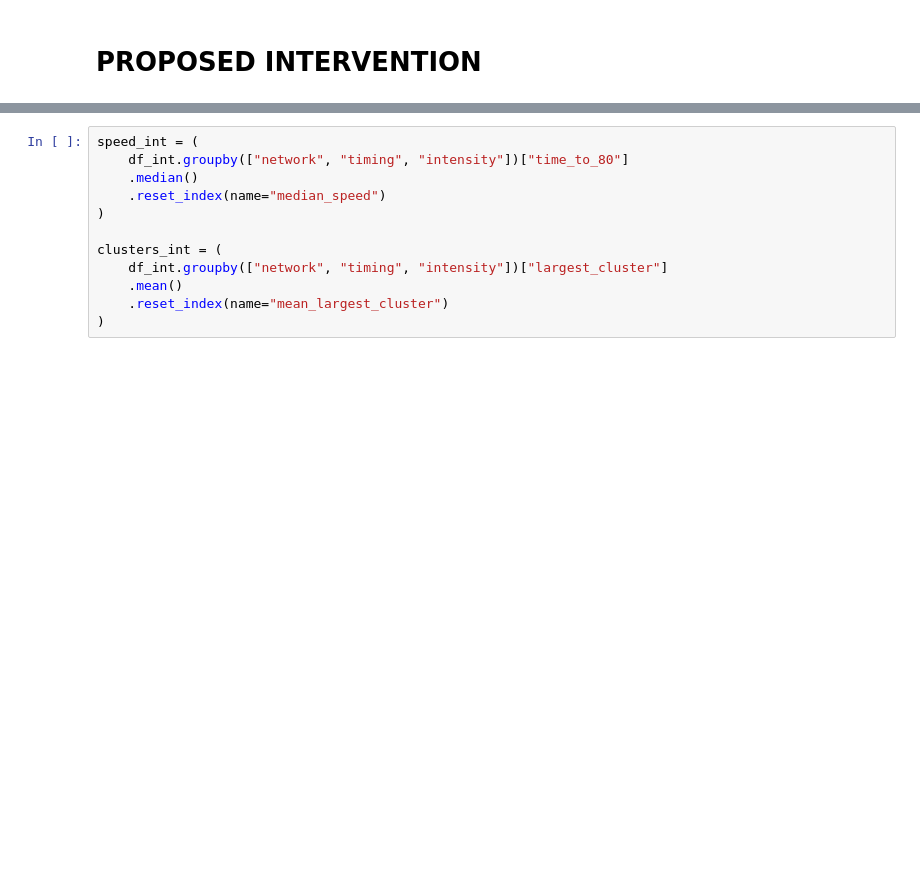
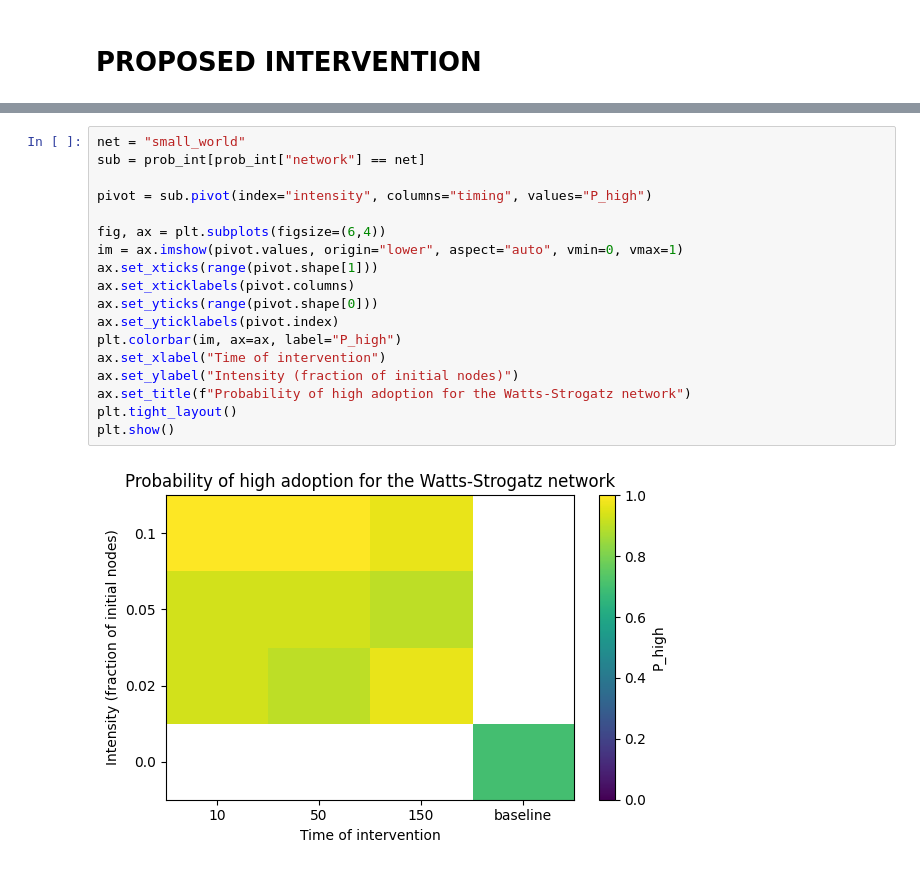
Before and after one commit to leoncaballer/Model-Based-Decisions-Code, a Jupyter notebook: Assignment 3 copy/new_notebook.ipynb, the cells around one changed output, grey strips where cells are left out. Saved outputs shown, nothing was run; the diff lists cells and outputs as text; blank space fills up the shorter version.

```diff
--- a/Assignment 3 copy/new_notebook.ipynb
+++ b/Assignment 3 copy/new_notebook.ipynb
@@ -631,12 +667,20 @@ plt.show()
-# %%
-speed_int = (
-    df_int.groupby(["network", "timing", "intensity"])["time_to_80"]
-    .median()
-    .reset_index(name="median_speed")
-)
-
-clusters_int = (
-    df_int.groupby(["network", "timing", "intensity"])["largest_cluster"]
-    .mean()
-    .reset_index(name="mean_largest_cluster")
-)
+# %%
+net = "small_world"
+sub = prob_int[prob_int["network"] == net]
+
+pivot = sub.pivot(index="intensity", columns="timing", values="P_high")
+
+fig, ax = plt.subplots(figsize=(6,4))
+im = ax.imshow(pivot.values, origin="lower", aspect="auto", vmin=0, vmax=1)
+ax.set_xticks(range(pivot.shape[1]))
+ax.set_xticklabels(pivot.columns)
+ax.set_yticks(range(pivot.shape[0]))
+ax.set_yticklabels(pivot.index)
+plt.colorbar(im, ax=ax, label="P_high")
+ax.set_xlabel("Time of intervention")
+ax.set_ylabel("Intensity (fraction of initial nodes)")
+ax.set_title(f"Probability of high adoption for the Watts-Strogatz network")
+plt.tight_layout()
+plt.show()
+# %% [output]
+[figure, added]
```
Also changed, not shown: parts of 17 cells of this notebook, 1 other file.
